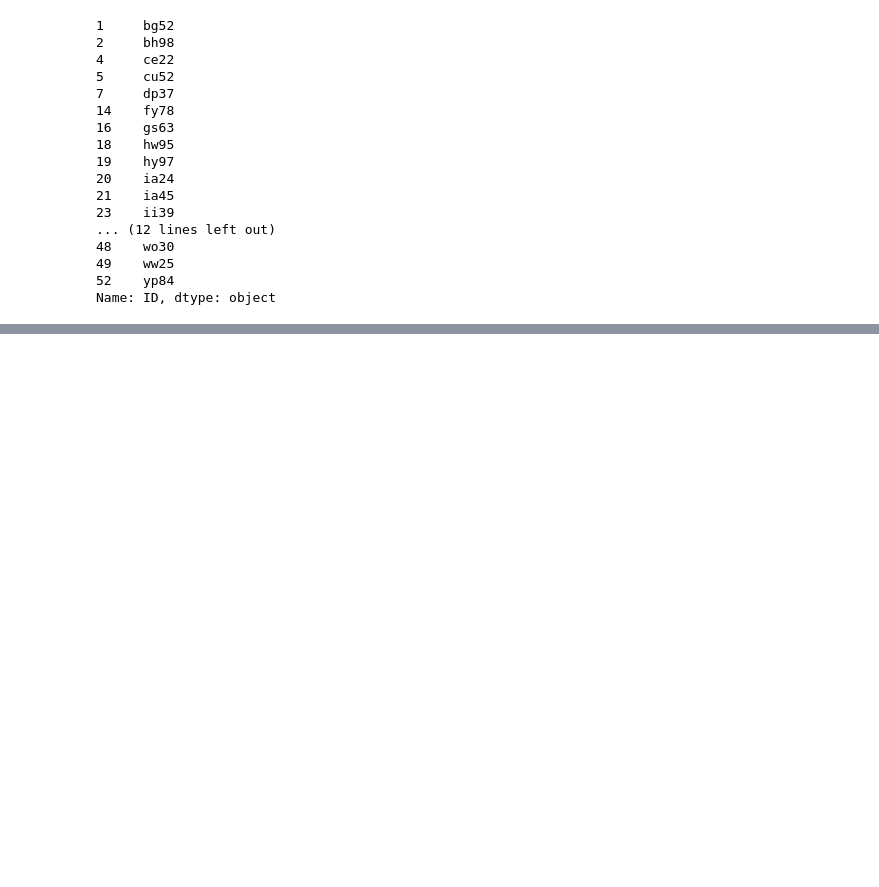
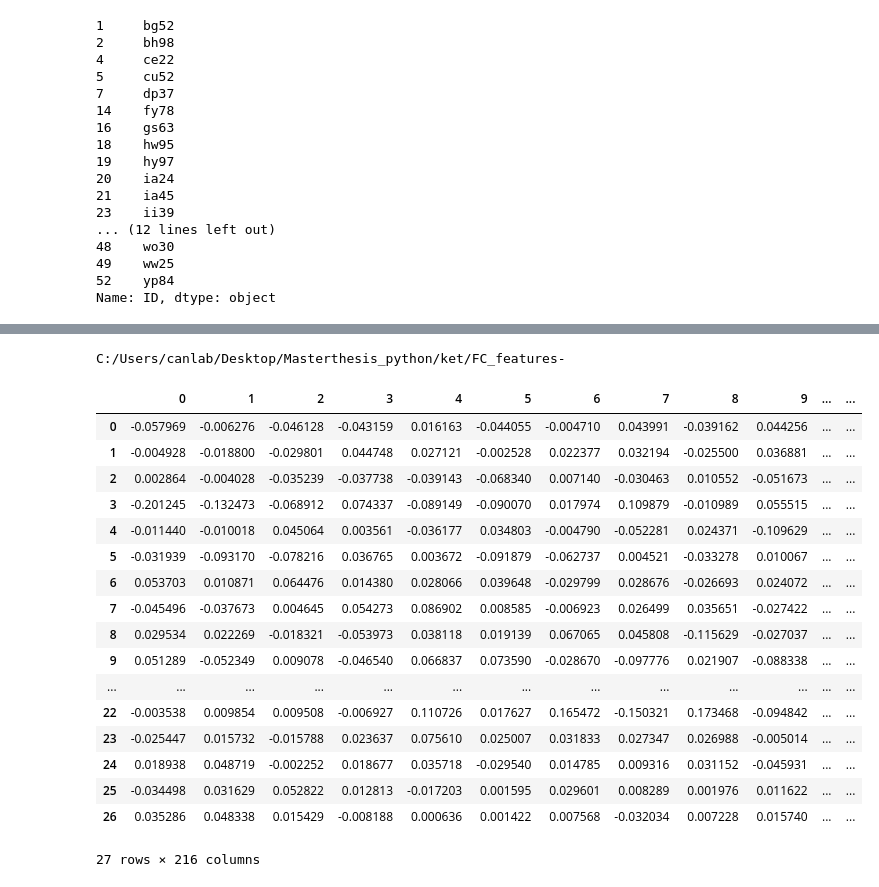
Before and after one commit to Jennt11/Masterthesis, a Jupyter notebook: 2020-04-Elastic_net_prediction.ipynb, the cells around one changed output, grey strips where cells are left out. Drawn from its saved outputs; the diff is of its cells as text; code cells hidden in the pictures; blank space fills up the shorter version.

```diff
--- a/2020-04-Elastic_net_prediction.ipynb
+++ b/2020-04-Elastic_net_prediction.ipynb
@@ -312,0 +428,25 @@ full_compare_list
+# %%
+[X_1_k,X_2_k,X_3_k,X_4_k]=create_X(ket_subj_list, 'ket')
+# %% [output]
+C:/Users/canlab/Desktop/Masterthesis_python/ket/FC_features-
+# %%
+pd.DataFrame(X_1_k)
+# %% [output]
+|  | 0 | 1 | 2 | 3 | 4 | 5 | 6 | 7 | 8 | 9 | ... | ... |
+| 0 | -0.057969 | -0.006276 | -0.046128 | -0.043159 | 0.016163 | -0.044055 | -0.004710 | 0.043991 | -0.039162 | 0.044256 | ... | ... |
+| 1 | -0.004928 | -0.018800 | -0.029801 | 0.044748 | 0.027121 | -0.002528 | 0.022377 | 0.032194 | -0.025500 | 0.036881 | ... | ... |
+| 2 | 0.002864 | -0.004028 | -0.035239 | -0.037738 | -0.039143 | -0.068340 | 0.007140 | -0.030463 | 0.010552 | -0.051673 | ... | ... |
+| 3 | -0.201245 | -0.132473 | -0.068912 | 0.074337 | -0.089149 | -0.090070 | 0.017974 | 0.109879 | -0.010989 | 0.055515 | ... | ... |
+| 4 | -0.011440 | -0.010018 | 0.045064 | 0.003561 | -0.036177 | 0.034803 | -0.004790 | -0.052281 | 0.024371 | -0.109629 | ... | ... |
+| 5 | -0.031939 | -0.093170 | -0.078216 | 0.036765 | 0.003672 | -0.091879 | -0.062737 | 0.004521 | -0.033278 | 0.010067 | ... | ... |
+| 6 | 0.053703 | 0.010871 | 0.064476 | 0.014380 | 0.028066 | 0.039648 | -0.029799 | 0.028676 | -0.026693 | 0.024072 | ... | ... |
+| 7 | -0.045496 | -0.037673 | 0.004645 | 0.054273 | 0.086902 | 0.008585 | -0.006923 | 0.026499 | 0.035651 | -0.027422 | ... | ... |
+| 8 | 0.029534 | 0.022269 | -0.018321 | -0.053973 | 0.038118 | 0.019139 | 0.067065 | 0.045808 | -0.115629 | -0.027037 | ... | ... |
+| 9 | 0.051289 | -0.052349 | 0.009078 | -0.046540 | 0.066837 | 0.073590 | -0.028670 | -0.097776 | 0.021907 | -0.088338 | ... | ... |
+| ... | ... | ... | ... | ... | ... | ... | ... | ... | ... | ... | ... | ... |
+| 22 | -0.003538 | 0.009854 | 0.009508 | -0.006927 | 0.110726 | 0.017627 | 0.165472 | -0.150321 | 0.173468 | -0.094842 | ... | ... |
+| 23 | -0.025447 | 0.015732 | -0.015788 | 0.023637 | 0.075610 | 0.025007 | 0.031833 | 0.027347 | 0.026988 | -0.005014 | ... | ... |
+| 24 | 0.018938 | 0.048719 | -0.002252 | 0.018677 | 0.035718 | -0.029540 | 0.014785 | 0.009316 | 0.031152 | -0.045931 | ... | ... |
+| 25 | -0.034498 | 0.031629 | 0.052822 | 0.012813 | -0.017203 | 0.001595 | 0.029601 | 0.008289 | 0.001976 | 0.011622 | ... | ... |
+| 26 | 0.035286 | 0.048338 | 0.015429 | -0.008188 | 0.000636 | 0.001422 | 0.007568 | -0.032034 | 0.007228 | 0.015740 | ... | ... |
+27 rows × 216 columns
```
Also changed, not shown: parts of 141 cells of this notebook, 2 other files.
